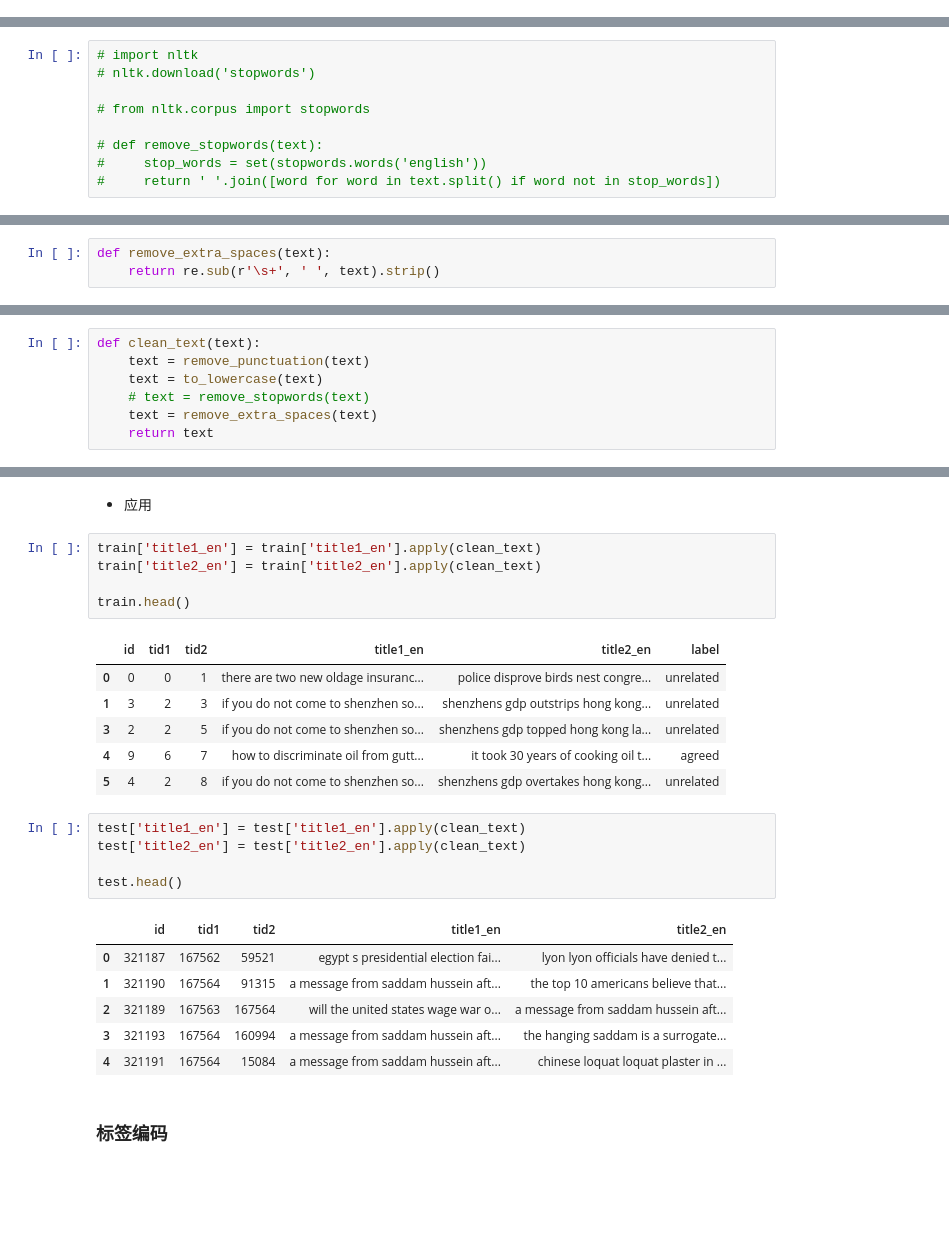
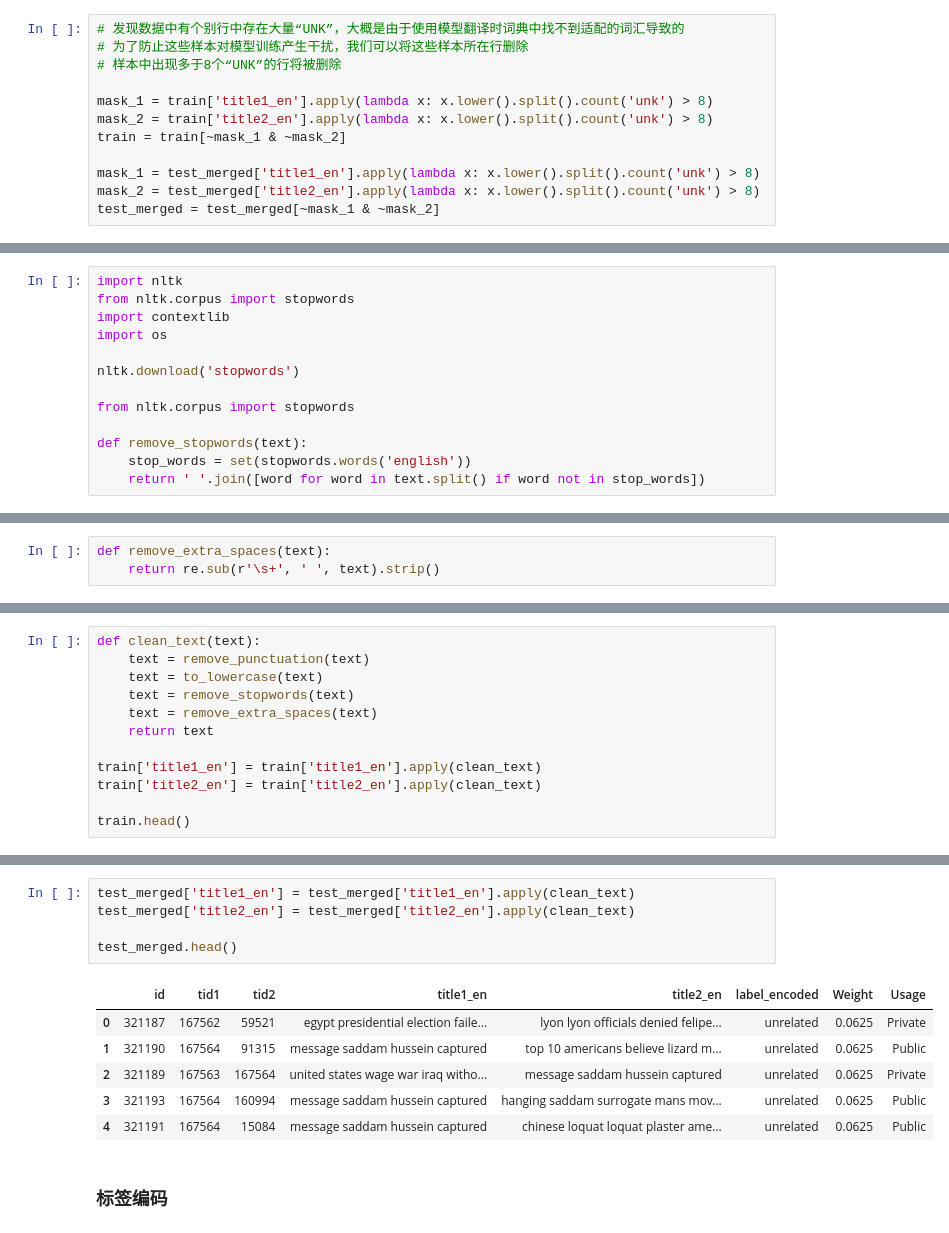
Before and after one commit to Douglas2oo/Transformer-Paddle, a Jupyter notebook: transformer_train.ipynb, the cells around one changed output, grey strips where cells are left out. Drawn from its saved outputs; the diff is of its cells as text; blank space fills up the shorter version.

```diff
--- a/transformer_train.ipynb
+++ b/transformer_train.ipynb
@@ -120 +96,13 @@ Series([], Name: title1_en, dtype: object)
+# %%
+# 发现数据中有个别行中存在大量“UNK”，大概是由于使用模型翻译时词典中找不到适配的词汇导致的
+# 为了防止这些样本对模型训练产生干扰，我们可以将这些样本所在行删除
+# 样本中出现多于8个“UNK”的行将被删除
+
+mask_1 = train['title1_en'].apply(lambda x: x.lower().split().count('unk') > 8)
+mask_2 = train['title2_en'].apply(lambda x: x.lower().split().count('unk') > 8)
+train = train[~mask_1 & ~mask_2]
+
+mask_1 = test_merged['title1_en'].apply(lambda x: x.lower().split().count('unk') > 8)
+mask_2 = test_merged['title2_en'].apply(lambda x: x.lower().split().count('unk') > 8)
+test_merged = test_merged[~mask_1 & ~mask_2]
 # %% [markdown]
@@ -133,9 +121,13 @@ def to_lowercase(x):
 # %%
-# import nltk
-# nltk.download('stopwords')
+import nltk
+from nltk.corpus import stopwords
+import contextlib
+import os
 
-# from nltk.corpus import stopwords
+nltk.download('stopwords')
 
-# def remove_stopwords(text):
-#     stop_words = set(stopwords.words('english'))
-#     return ' '.join([word for word in text.split() if word not in stop_words])
+from nltk.corpus import stopwords
+
+def remove_stopwords(text):
+    stop_words = set(stopwords.words('english'))
+    return ' '.join([word for word in text.split() if word not in stop_words])
@@ -150,6 +146,11 @@ def remove_extra_spaces(text):
 def clean_text(text):
     text = remove_punctuation(text)
     text = to_lowercase(text)
-    # text = remove_stopwords(text)
+    text = remove_stopwords(text)
     text = remove_extra_spaces(text)
     return text
+
+train['title1_en'] = train['title1_en'].apply(clean_text)
+train['title2_en'] = train['title2_en'].apply(clean_text)
+
+train.head()
@@ -156,29 +164,15 @@ def clean_text(text):
-# %% [markdown]
-* 应用
 # %%
-train['title1_en'] = train['title1_en'].apply(clean_text)
-train['title2_en'] = train['title2_en'].apply(clean_text)
+test_merged['title1_en'] = test_merged['title1_en'].apply(clean_text)
+test_merged['title2_en'] = test_merged['title2_en'].apply(clean_text)
 
-train.head()
+test_merged.head()
 # %% [output]
-|  | id | tid1 | tid2 | title1_en | title2_en | label |
-| 0 | 0 | 0 | 1 | there are two new oldage insuranc... | police disprove birds nest congre... | unrelated |
-| 1 | 3 | 2 | 3 | if you do not come to shenzhen so... | shenzhens gdp outstrips hong kong... | unrelated |
-| 3 | 2 | 2 | 5 | if you do not come to shenzhen so... | shenzhens gdp topped hong kong la... | unrelated |
-| 4 | 9 | 6 | 7 | how to discriminate oil from gutt... | it took 30 years of cooking oil t... | agreed |
-| 5 | 4 | 2 | 8 | if you do not come to shenzhen so... | shenzhens gdp overtakes hong kong... | unrelated |
+|  | id | tid1 | tid2 | title1_en | title2_en | label_encoded | Weight | Usage |
+| 0 | 321187 | 167562 | 59521 | egypt presidential election faile... | lyon lyon officials denied felipe... | unrelated | 0.0625 | Private |
+| 1 | 321190 | 167564 | 91315 | message saddam hussein captured | top 10 americans believe lizard m... | unrelated | 0.0625 | Public |
+| 2 | 321189 | 167563 | 167564 | united states wage war iraq witho... | message saddam hussein captured | unrelated | 0.0625 | Private |
+| 3 | 321193 | 167564 | 160994 | message saddam hussein captured | hanging saddam surrogate mans mov... | unrelated | 0.0625 | Public |
+| 4 | 321191 | 167564 | 15084 | message saddam hussein captured | chinese loquat loquat plaster ame... | unrelated | 0.0625 | Public |
-# %%
-test['title1_en'] = test['title1_en'].apply(clean_text)
-test['title2_en'] = test['title2_en'].apply(clean_text)
-
-test.head()
-# %% [output]
-|  | id | tid1 | tid2 | title1_en | title2_en |
-| 0 | 321187 | 167562 | 59521 | egypt s presidential election fai... | lyon lyon officials have denied t... |
-| 1 | 321190 | 167564 | 91315 | a message from saddam hussein aft... | the top 10 americans believe that... |
-| 2 | 321189 | 167563 | 167564 | will the united states wage war o... | a message from saddam hussein aft... |
-| 3 | 321193 | 167564 | 160994 | a message from saddam hussein aft... | the hanging saddam is a surrogate... |
-| 4 | 321191 | 167564 | 15084 | a message from saddam hussein aft... | chinese loquat loquat plaster in ... |
 # %% [markdown]
 ### 标签编码
 # %%
```
Also changed, not shown: parts of 64 cells of this notebook.
